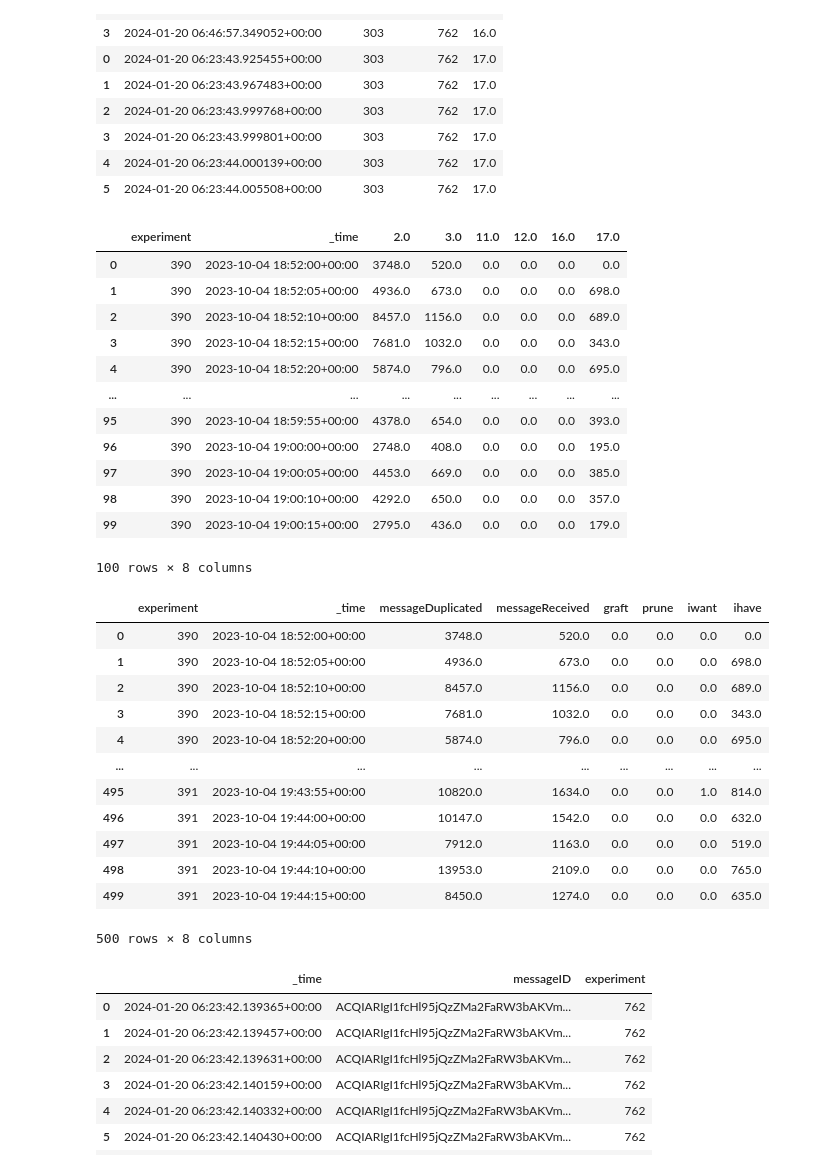
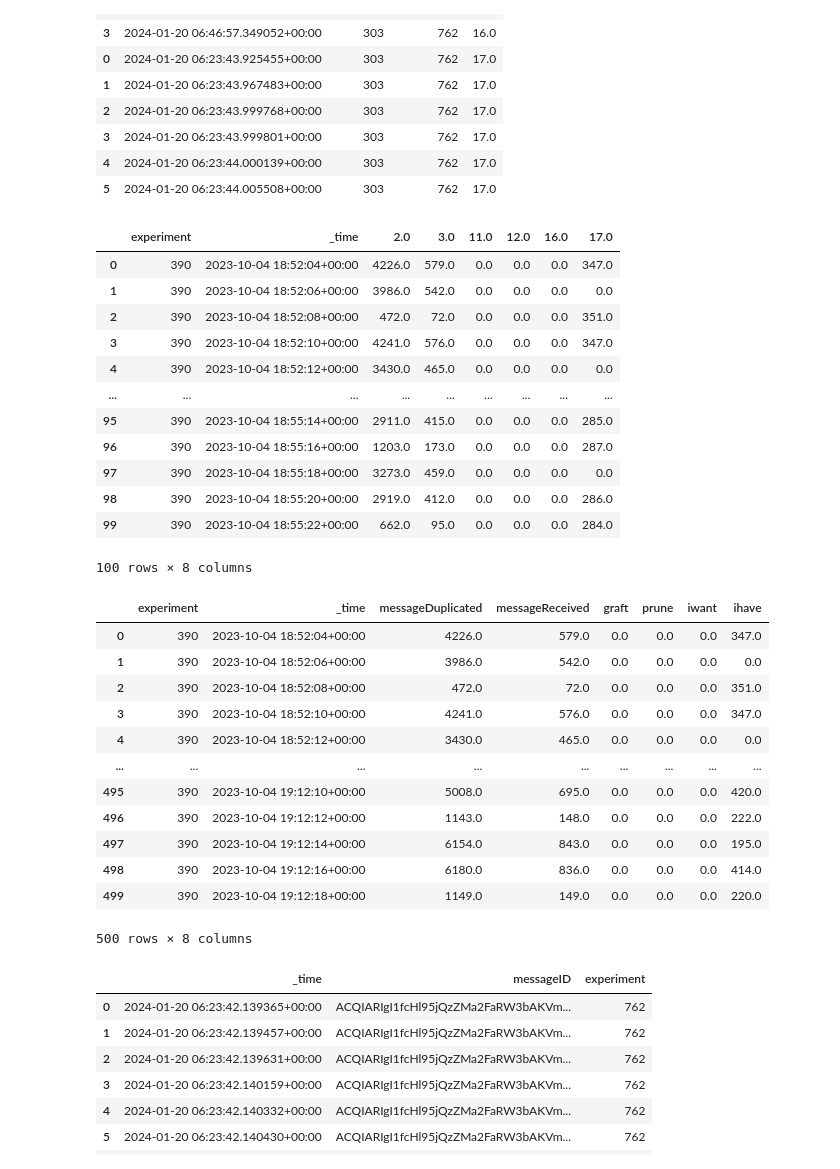
Before and after one commit to FlavScheidt/flexi-pipe, a Jupyter notebook: data/CausalAnalysis/GenerateDatasets/GenerateDatasets.ipynb, the cells around one changed output. Saved outputs shown, nothing was run; the diff lists cells and outputs as text; code cells hidden in the pictures.

```diff
--- a/data/CausalAnalysis/GenerateDatasets/GenerateDatasets.ipynb
+++ b/data/CausalAnalysis/GenerateDatasets/GenerateDatasets.ipynb
@@ -75,46 +75,46 @@ messages.head(10)
 df = messages.drop(columns=['identifier'])
 df.reset_index(inplace=True)
 df['_time'] = pd.to_datetime(df["_time"], format='mixed', infer_datetime_format=True)
-by_time = df.groupby([df['experiment'],df['type'],pd.Grouper(key="_time", freq='5s')])['index'].count().reset_index()
+by_time = df.groupby([df['experiment'],df['type'],pd.Grouper(key="_time", freq='2s')])['index'].count().reset_index()
 
 
-pivoted = pd.pivot_table(by_time,index=["experiment", pd.Grouper(freq="5s", key="_time")], columns="type", values="index", margins=False).fillna(0)
+pivoted = pd.pivot_table(by_time,index=["experiment", pd.Grouper(freq="2s", key="_time")], columns="type", values="index", margins=False).fillna(0)
 pivoted = pivoted.reset_index().rename_axis(None, axis=1)
 
 pivoted.head(100)
 # %% [output]
 |  | experiment | _time | 2.0 | 3.0 | 11.0 | 12.0 | 16.0 | 17.0 |
-| 0 | 390 | 2023-10-04 18:52:00+00:00 | 3748.0 | 520.0 | 0.0 | 0.0 | 0.0 | 0.0 |
-| 1 | 390 | 2023-10-04 18:52:05+00:00 | 4936.0 | 673.0 | 0.0 | 0.0 | 0.0 | 698.0 |
-| 2 | 390 | 2023-10-04 18:52:10+00:00 | 8457.0 | 1156.0 | 0.0 | 0.0 | 0.0 | 689.0 |
-| 3 | 390 | 2023-10-04 18:52:15+00:00 | 7681.0 | 1032.0 | 0.0 | 0.0 | 0.0 | 343.0 |
-| 4 | 390 | 2023-10-04 18:52:20+00:00 | 5874.0 | 796.0 | 0.0 | 0.0 | 0.0 | 695.0 |
+| 0 | 390 | 2023-10-04 18:52:04+00:00 | 4226.0 | 579.0 | 0.0 | 0.0 | 0.0 | 347.0 |
+| 1 | 390 | 2023-10-04 18:52:06+00:00 | 3986.0 | 542.0 | 0.0 | 0.0 | 0.0 | 0.0 |
+| 2 | 390 | 2023-10-04 18:52:08+00:00 | 472.0 | 72.0 | 0.0 | 0.0 | 0.0 | 351.0 |
+| 3 | 390 | 2023-10-04 18:52:10+00:00 | 4241.0 | 576.0 | 0.0 | 0.0 | 0.0 | 347.0 |
+| 4 | 390 | 2023-10-04 18:52:12+00:00 | 3430.0 | 465.0 | 0.0 | 0.0 | 0.0 | 0.0 |
 | ... | ... | ... | ... | ... | ... | ... | ... | ... |
-| 95 | 390 | 2023-10-04 18:59:55+00:00 | 4378.0 | 654.0 | 0.0 | 0.0 | 0.0 | 393.0 |
-| 96 | 390 | 2023-10-04 19:00:00+00:00 | 2748.0 | 408.0 | 0.0 | 0.0 | 0.0 | 195.0 |
-| 97 | 390 | 2023-10-04 19:00:05+00:00 | 4453.0 | 669.0 | 0.0 | 0.0 | 0.0 | 385.0 |
-| 98 | 390 | 2023-10-04 19:00:10+00:00 | 4292.0 | 650.0 | 0.0 | 0.0 | 0.0 | 357.0 |
-| 99 | 390 | 2023-10-04 19:00:15+00:00 | 2795.0 | 436.0 | 0.0 | 0.0 | 0.0 | 179.0 |
+| 95 | 390 | 2023-10-04 18:55:14+00:00 | 2911.0 | 415.0 | 0.0 | 0.0 | 0.0 | 285.0 |
+| 96 | 390 | 2023-10-04 18:55:16+00:00 | 1203.0 | 173.0 | 0.0 | 0.0 | 0.0 | 287.0 |
+| 97 | 390 | 2023-10-04 18:55:18+00:00 | 3273.0 | 459.0 | 0.0 | 0.0 | 0.0 | 0.0 |
+| 98 | 390 | 2023-10-04 18:55:20+00:00 | 2919.0 | 412.0 | 0.0 | 0.0 | 0.0 | 286.0 |
+| 99 | 390 | 2023-10-04 18:55:22+00:00 | 662.0 | 95.0 | 0.0 | 0.0 | 0.0 | 284.0 |
 100 rows × 8 columns
 # %%
 #Rename
 eventsTS = pivoted.rename(columns={2.0:'messageDuplicated', 3.0: 'messageReceived', 11.0: 'graft', 12.0: 'prune', '16.0': 'iwant', '17.0':'ihave'})
 
-eventsTS.to_csv('./events5s.csv')
+eventsTS.to_csv('./events2s.csv')
 eventsTS.head(500)
 # %% [output]
 |  | experiment | _time | messageDuplicated | messageReceived | graft | prune | iwant | ihave |
-| 0 | 390 | 2023-10-04 18:52:00+00:00 | 3748.0 | 520.0 | 0.0 | 0.0 | 0.0 | 0.0 |
-| 1 | 390 | 2023-10-04 18:52:05+00:00 | 4936.0 | 673.0 | 0.0 | 0.0 | 0.0 | 698.0 |
-| 2 | 390 | 2023-10-04 18:52:10+00:00 | 8457.0 | 1156.0 | 0.0 | 0.0 | 0.0 | 689.0 |
-| 3 | 390 | 2023-10-04 18:52:15+00:00 | 7681.0 | 1032.0 | 0.0 | 0.0 | 0.0 | 343.0 |
-| 4 | 390 | 2023-10-04 18:52:20+00:00 | 5874.0 | 796.0 | 0.0 | 0.0 | 0.0 | 695.0 |
+| 0 | 390 | 2023-10-04 18:52:04+00:00 | 4226.0 | 579.0 | 0.0 | 0.0 | 0.0 | 347.0 |
+| 1 | 390 | 2023-10-04 18:52:06+00:00 | 3986.0 | 542.0 | 0.0 | 0.0 | 0.0 | 0.0 |
+| 2 | 390 | 2023-10-04 18:52:08+00:00 | 472.0 | 72.0 | 0.0 | 0.0 | 0.0 | 351.0 |
+| 3 | 390 | 2023-10-04 18:52:10+00:00 | 4241.0 | 576.0 | 0.0 | 0.0 | 0.0 | 347.0 |
+| 4 | 390 | 2023-10-04 18:52:12+00:00 | 3430.0 | 465.0 | 0.0 | 0.0 | 0.0 | 0.0 |
 | ... | ... | ... | ... | ... | ... | ... | ... | ... |
-| 495 | 391 | 2023-10-04 19:43:55+00:00 | 10820.0 | 1634.0 | 0.0 | 0.0 | 1.0 | 814.0 |
-| 496 | 391 | 2023-10-04 19:44:00+00:00 | 10147.0 | 1542.0 | 0.0 | 0.0 | 0.0 | 632.0 |
-| 497 | 391 | 2023-10-04 19:44:05+00:00 | 7912.0 | 1163.0 | 0.0 | 0.0 | 0.0 | 519.0 |
-| 498 | 391 | 2023-10-04 19:44:10+00:00 | 13953.0 | 2109.0 | 0.0 | 0.0 | 0.0 | 765.0 |
-| 499 | 391 | 2023-10-04 19:44:15+00:00 | 8450.0 | 1274.0 | 0.0 | 0.0 | 0.0 | 635.0 |
+| 495 | 390 | 2023-10-04 19:12:10+00:00 | 5008.0 | 695.0 | 0.0 | 0.0 | 0.0 | 420.0 |
+| 496 | 390 | 2023-10-04 19:12:12+00:00 | 1143.0 | 148.0 | 0.0 | 0.0 | 0.0 | 222.0 |
+| 497 | 390 | 2023-10-04 19:12:14+00:00 | 6154.0 | 843.0 | 0.0 | 0.0 | 0.0 | 195.0 |
+| 498 | 390 | 2023-10-04 19:12:16+00:00 | 6180.0 | 836.0 | 0.0 | 0.0 | 0.0 | 414.0 |
+| 499 | 390 | 2023-10-04 19:12:18+00:00 | 1149.0 | 149.0 | 0.0 | 0.0 | 0.0 | 220.0 |
 500 rows × 8 columns
 # %%
 #Import partial tables and append -> for propagation time
```
Also changed, not shown: parts of 15 cells of this notebook, 1 other file.
